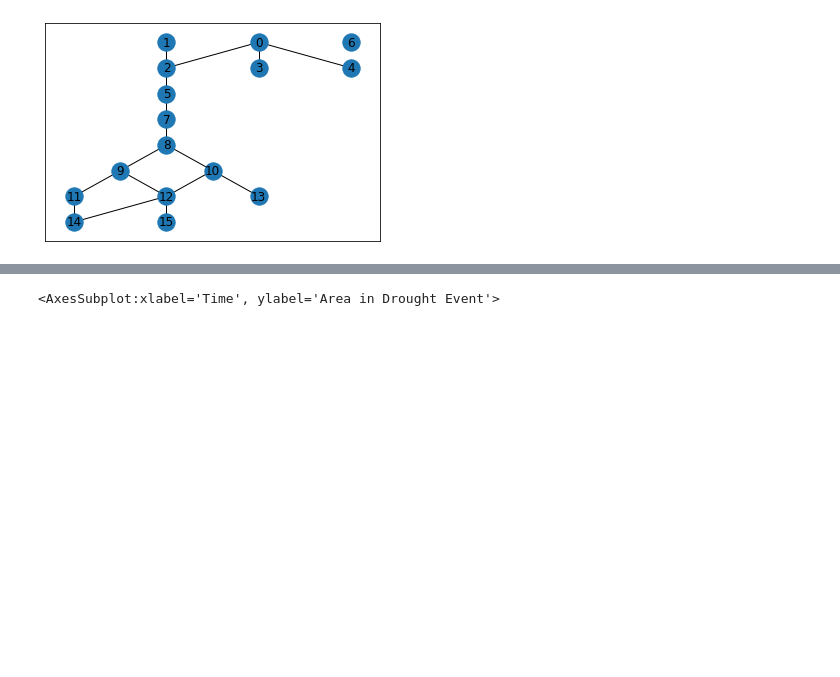
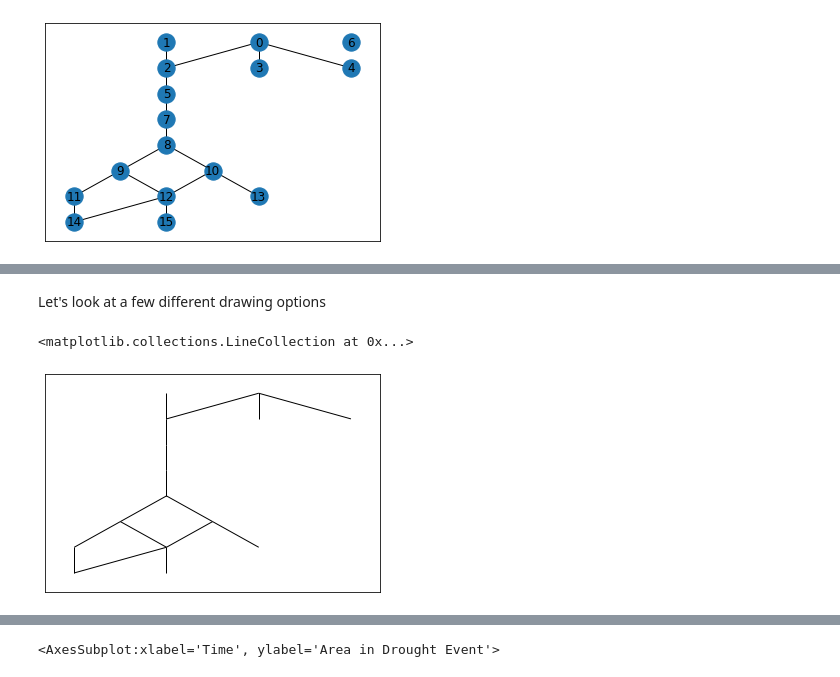
Before and after one commit to UW-Hydro/drought_impact, a Jupyter notebook: notebooks/explore/drought_network_refinement.ipynb, the cells around one changed output, grey strips where cells are left out. Saved outputs shown, nothing was run; the diff lists cells and outputs as text; code cells hidden in the pictures; blank space fills up the shorter version.

```diff
--- a/notebooks/explore/drought_network_refinement.ipynb
+++ b/notebooks/explore/drought_network_refinement.ipynb
@@ -143 +156,8 @@ nx.draw_networkx(topog, pos)
+# %% [markdown]
+Let's look at a few different drawing options
+# %%
+nx.draw_networkx_edges(topog, pos)
+# %% [output]
+<matplotlib.collections.LineCollection at 0x...>
+[figure, added]
 # %%
```
Also changed, not shown: parts of 43 cells of this notebook, 3 other files.
